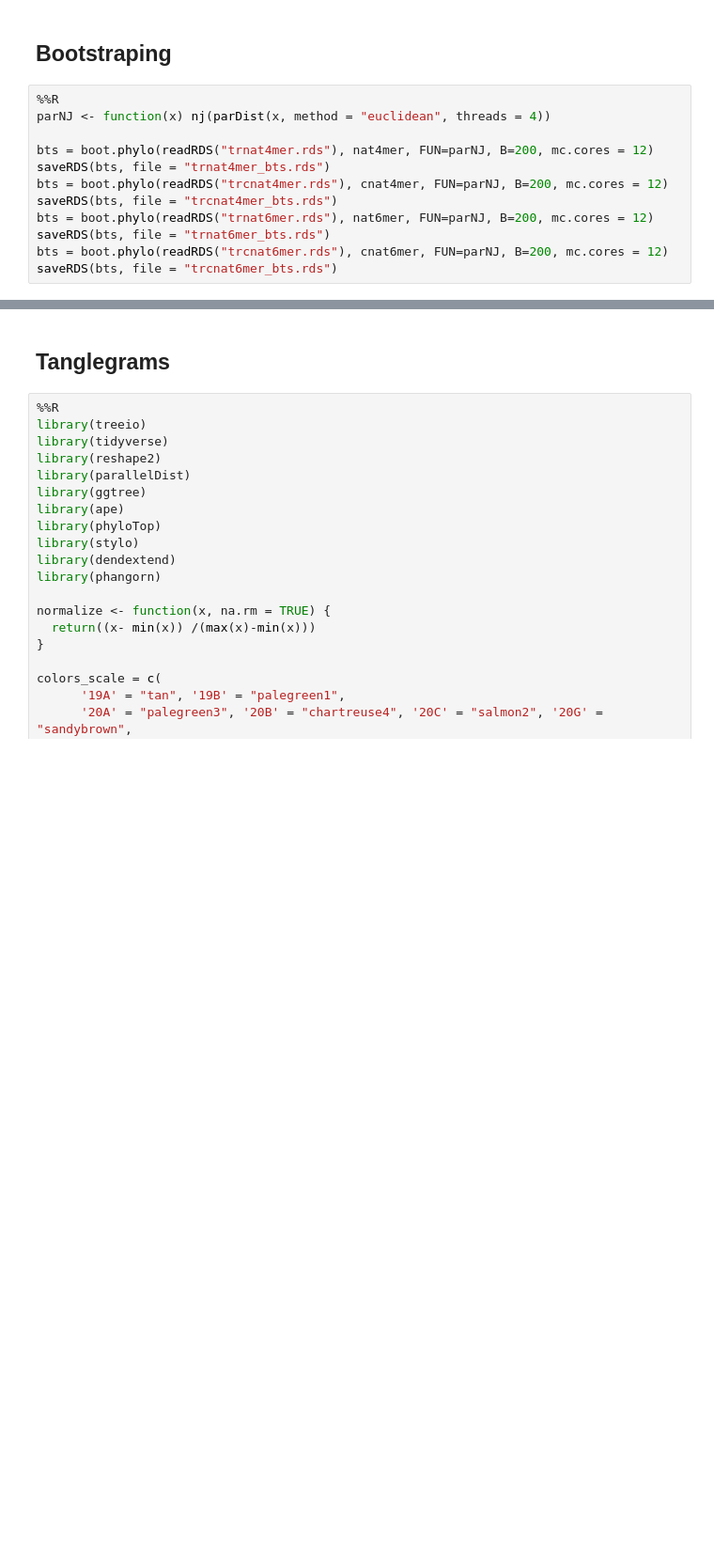
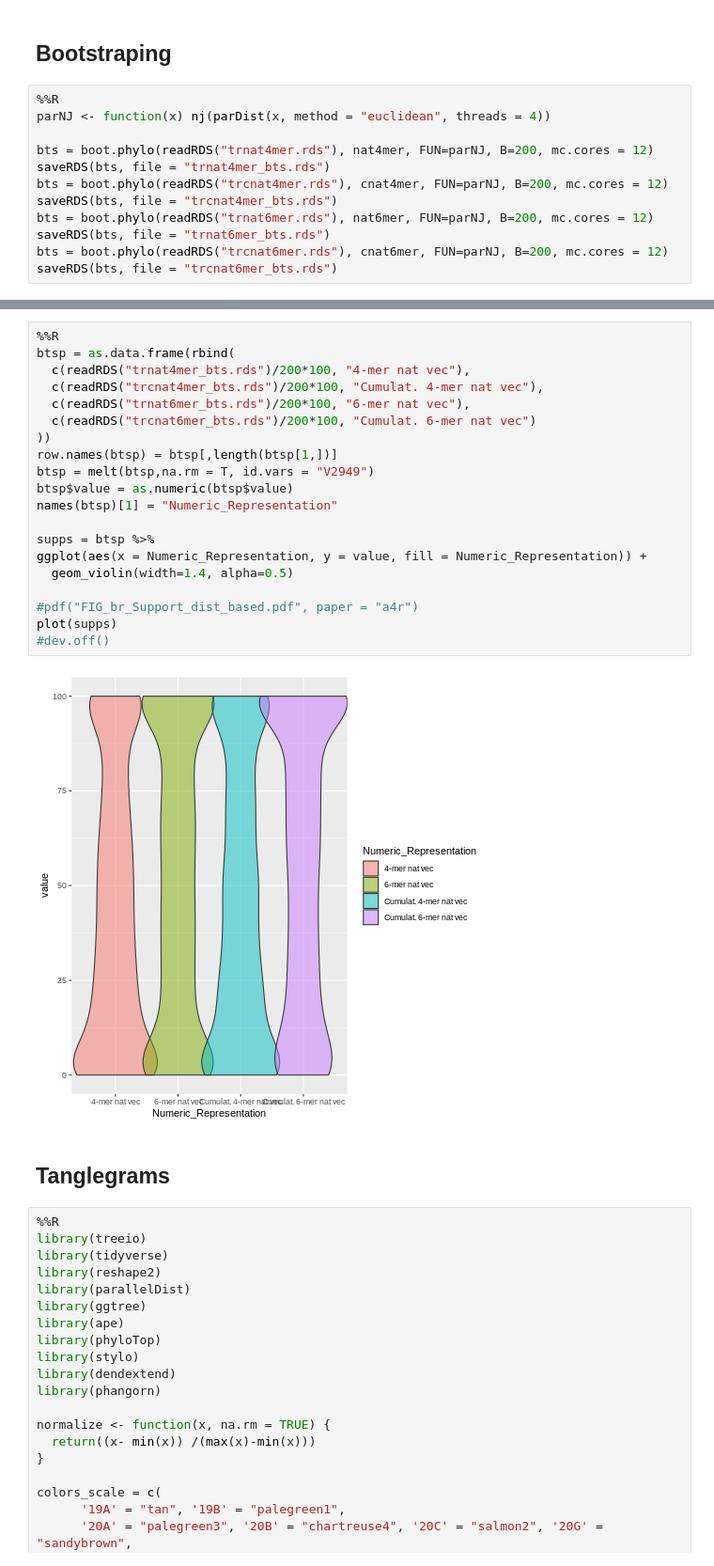
Before and after one commit to MuriloACassiano/Viral_Genomic_Numeric_Representations, a Jupyter notebook: BR_SARS_CoV_2.ipynb, the cells around one changed output, grey strips where cells are left out. Shown at 94% size. Saved outputs shown, nothing was run; the diff lists cells and outputs as text; blank space fills up the shorter version.

```diff
--- a/BR_SARS_CoV_2.ipynb
+++ b/BR_SARS_CoV_2.ipynb
@@ -431,3 +478,25 @@ saveRDS(bts, file = "trcnat6mer_bts.rds")
+# %%
+%%R
+btsp = as.data.frame(rbind(
+  c(readRDS("trnat4mer_bts.rds")/200*100, "4-mer nat vec"),
+  c(readRDS("trcnat4mer_bts.rds")/200*100, "Cumulat. 4-mer nat vec"),
+  c(readRDS("trnat6mer_bts.rds")/200*100, "6-mer nat vec"),
+  c(readRDS("trcnat6mer_bts.rds")/200*100, "Cumulat. 6-mer nat vec")
+))
+row.names(btsp) = btsp[,length(btsp[1,])]
+btsp = melt(btsp,na.rm = T, id.vars = "V2949")
+btsp$value = as.numeric(btsp$value)
+names(btsp)[1] = "Numeric_Representation"
+
+supps = btsp %>%
+ggplot(aes(x = Numeric_Representation, y = value, fill = Numeric_Representation)) +
+  geom_violin(width=1.4, alpha=0.5)
+
+#pdf("FIG_br_Support_dist_based.pdf", paper = "a4r")
+plot(supps)
+#dev.off()
+# %% [output]
+[figure, added]
 # %% [markdown]
 ## Tanglegrams
 # %%
```
Also changed, not shown: parts of 1 cell of this notebook.
